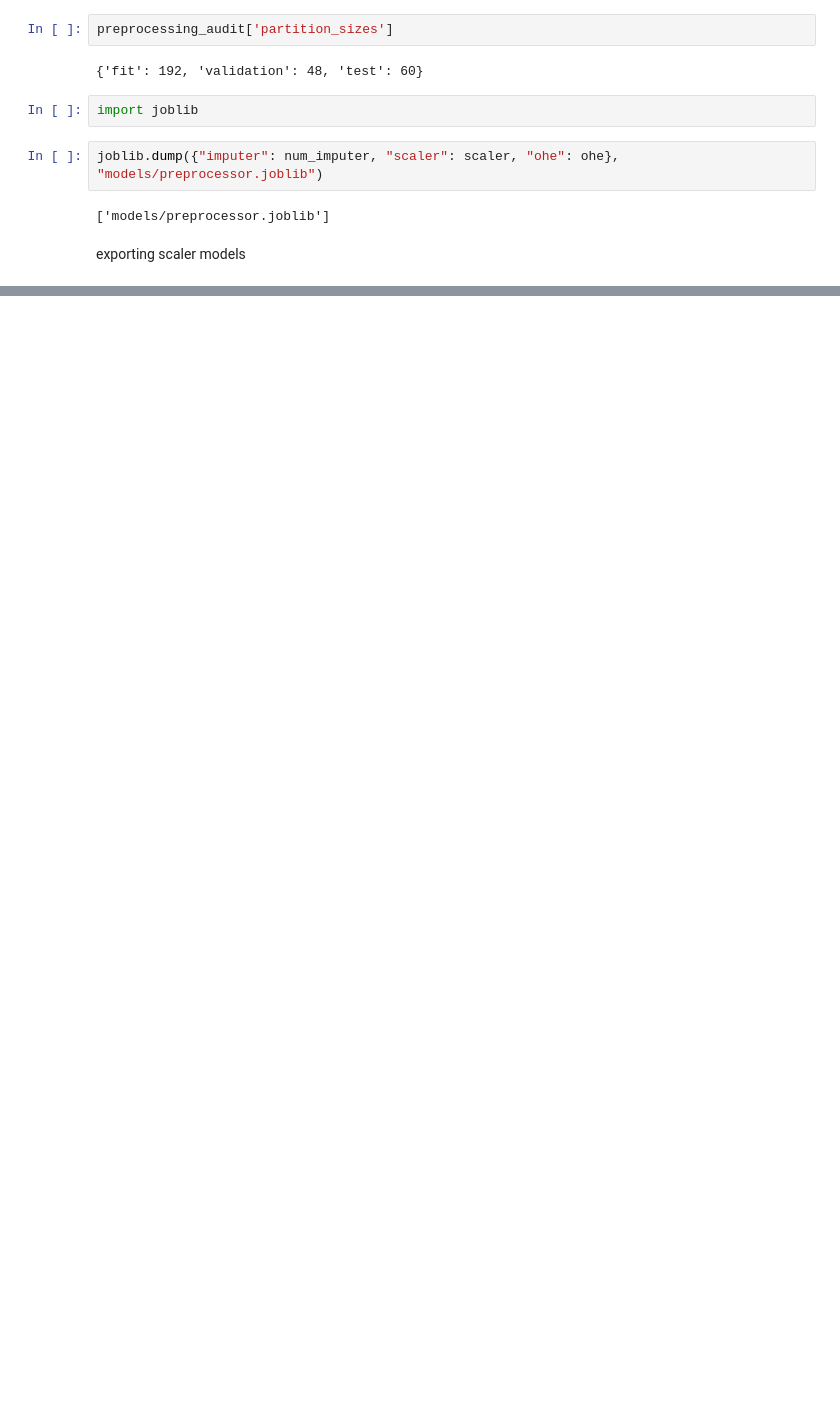
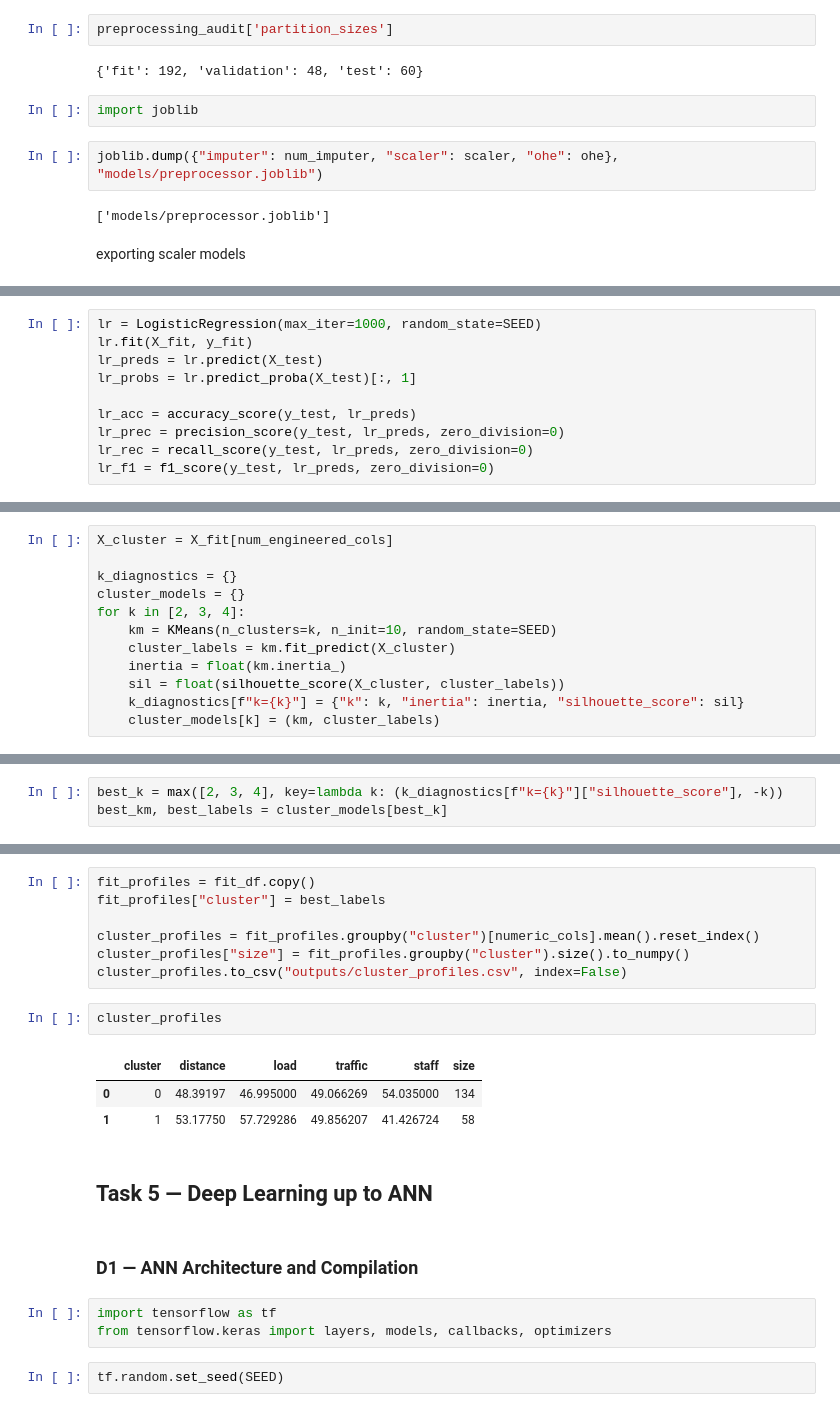
Before and after one commit to Deepvejpara/ds-aiml-set-c-10828, a Jupyter notebook: notebook/exam.ipynb, the cells around one changed output, grey strips where cells are left out. Drawn from its saved outputs; the diff is of its cells as text; blank space fills up the shorter version.

Commit message:
Task 5 start

```diff
--- a/notebook/exam.ipynb
+++ b/notebook/exam.ipynb
@@ -429,0 +460,10 @@ exporting scaler models
+# %%
+lr = LogisticRegression(max_iter=1000, random_state=SEED)
+lr.fit(X_fit, y_fit)
+lr_preds = lr.predict(X_test)
+lr_probs = lr.predict_proba(X_test)[:, 1]
+
+lr_acc = accuracy_score(y_test, lr_preds)
+lr_prec = precision_score(y_test, lr_preds, zero_division=0)
+lr_rec = recall_score(y_test, lr_preds, zero_division=0)
+lr_f1 = f1_score(y_test, lr_preds, zero_division=0)
@@ -429,0 +493,12 @@ exporting scaler models
+# %%
+X_cluster = X_fit[num_engineered_cols]
+
+k_diagnostics = {}
+cluster_models = {}
+for k in [2, 3, 4]:
+    km = KMeans(n_clusters=k, n_init=10, random_state=SEED)
+    cluster_labels = km.fit_predict(X_cluster)
+    inertia = float(km.inertia_)
+    sil = float(silhouette_score(X_cluster, cluster_labels))
+    k_diagnostics[f"k={k}"] = {"k": k, "inertia": inertia, "silhouette_score": sil}
+    cluster_models[k] = (km, cluster_labels)
@@ -429,0 +514,3 @@ exporting scaler models
+# %%
+best_k = max([2, 3, 4], key=lambda k: (k_diagnostics[f"k={k}"]["silhouette_score"], -k))
+best_km, best_labels = cluster_models[best_k]
@@ -429,0 +530,22 @@ exporting scaler models
+# %%
+fit_profiles = fit_df.copy()
+fit_profiles["cluster"] = best_labels
+
+cluster_profiles = fit_profiles.groupby("cluster")[numeric_cols].mean().reset_index()
+cluster_profiles["size"] = fit_profiles.groupby("cluster").size().to_numpy()
+cluster_profiles.to_csv("outputs/cluster_profiles.csv", index=False)
+# %%
+cluster_profiles
+# %% [output]
+|  | cluster | distance | load | traffic | staff | size |
+| 0 | 0 | 48.39197 | 46.995000 | 49.066269 | 54.035000 | 134 |
+| 1 | 1 | 53.17750 | 57.729286 | 49.856207 | 41.426724 | 58 |
+# %% [markdown]
+## Task 5 — Deep Learning up to ANN
+# %% [markdown]
+### D1 — ANN Architecture and Compilation
+# %%
+import tensorflow as tf
+from tensorflow.keras import layers, models, callbacks, optimizers
+# %%
+tf.random.set_seed(SEED)
```
Also changed, not shown: parts of 23 cells of this notebook, 3 other files.
